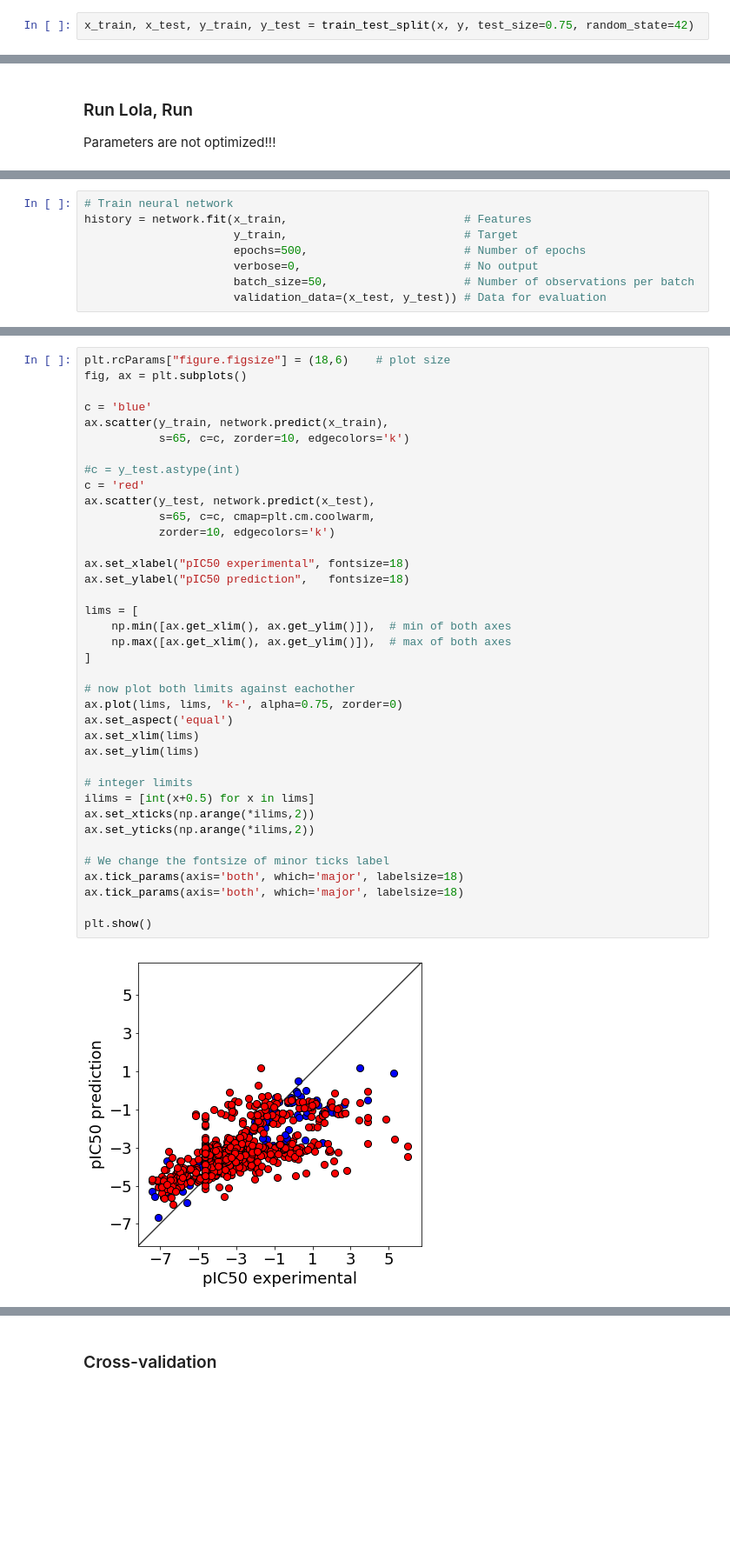
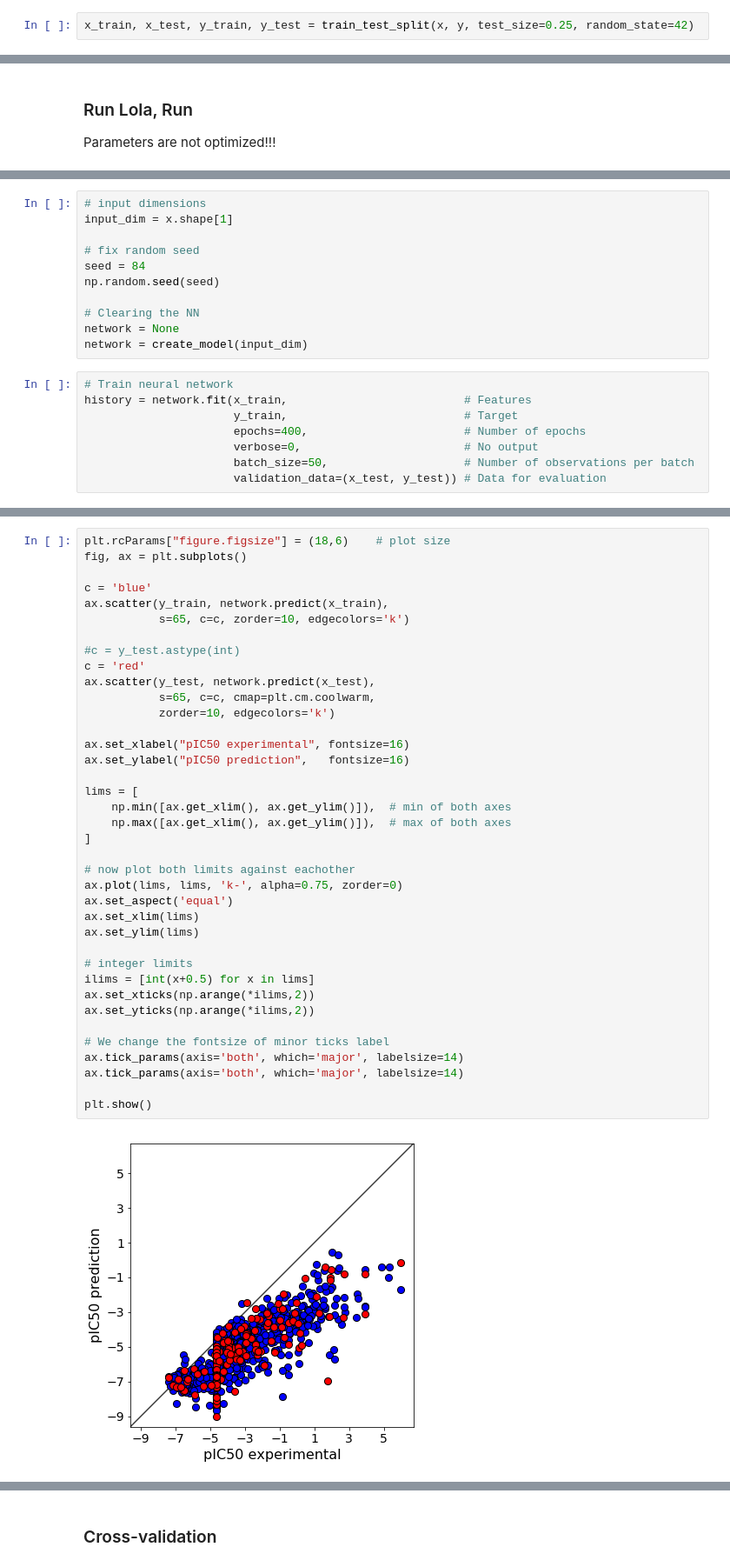
Before and after one commit to alejogiley/Novartis-Hackaton-7, a Jupyter notebook: Notebooks/Lee_NN.ipynb, the cells around one changed output, grey strips where cells are left out. Shown at 87% size. Saved outputs shown, nothing was run; the diff lists cells and outputs as text; blank space fills up the shorter version.

```diff
--- a/Notebooks/Lee_NN.ipynb
+++ b/Notebooks/Lee_NN.ipynb
@@ -119,4 +119,4 @@ datasets.head(5)
 # %% [markdown]
 Split the machine-learning-ready dataset into __training__, __test__ and __validation__ subsets.
 # %%
-x_train, x_test, y_train, y_test = train_test_split(x, y, test_size=0.75, random_state=42)
+x_train, x_test, y_train, y_test = train_test_split(x, y, test_size=0.25, random_state=42)
@@ -188,8 +167,19 @@ W0821 01:41:33.767615 140064132368256 deprecation_wrapper.py:119] From /usr/loca
+# %%
+# input dimensions
+input_dim = x.shape[1]
+
+# fix random seed
+seed = 84
+np.random.seed(seed)
+
+# Clearing the NN
+network = None
+network = create_model(input_dim)
 # %%
 # Train neural network
 history = network.fit(x_train,                          # Features
                       y_train,                          # Target
-                      epochs=500,                       # Number of epochs
+                      epochs=400,                       # Number of epochs
                       verbose=0,                        # No output
                       batch_size=50,                    # Number of observations per batch
                       validation_data=(x_test, y_test)) # Data for evaluation
@@ -222,38 +210,38 @@ c = 'blue'
 ax.scatter(y_train, network.predict(x_train),
            s=65, c=c, zorder=10, edgecolors='k')
 
 #c = y_test.astype(int)
 c = 'red'
 ax.scatter(y_test, network.predict(x_test),
            s=65, c=c, cmap=plt.cm.coolwarm,
            zorder=10, edgecolors='k')
 
-ax.set_xlabel("pIC50 experimental", fontsize=18)
-ax.set_ylabel("pIC50 prediction",   fontsize=18)
+ax.set_xlabel("pIC50 experimental", fontsize=16)
+ax.set_ylabel("pIC50 prediction",   fontsize=16)
 
 lims = [
     np.min([ax.get_xlim(), ax.get_ylim()]),  # min of both axes
     np.max([ax.get_xlim(), ax.get_ylim()]),  # max of both axes
 ]
 
 # now plot both limits against eachother
 ax.plot(lims, lims, 'k-', alpha=0.75, zorder=0)
 ax.set_aspect('equal')
 ax.set_xlim(lims)
 ax.set_ylim(lims)
 
 # integer limits
 ilims = [int(x+0.5) for x in lims]
 ax.set_xticks(np.arange(*ilims,2))
 ax.set_yticks(np.arange(*ilims,2))
 
 # We change the fontsize of minor ticks label
-ax.tick_params(axis='both', which='major', labelsize=18)
-ax.tick_params(axis='both', which='major', labelsize=18)
+ax.tick_params(axis='both', which='major', labelsize=14)
+ax.tick_params(axis='both', which='major', labelsize=14)
 
 plt.show()
 # %% [output]
-[figure, old version]
+[figure, new version]
 # %%
 slope, intercept, r_value, p_value, std_err = linregress(y_test, network.predict(x_test)[:,0])
 tau, p_value                                = kendalltau(y_test, network.predict(x_test)[:,0])
```
Also changed, not shown: parts of 15 cells of this notebook.
